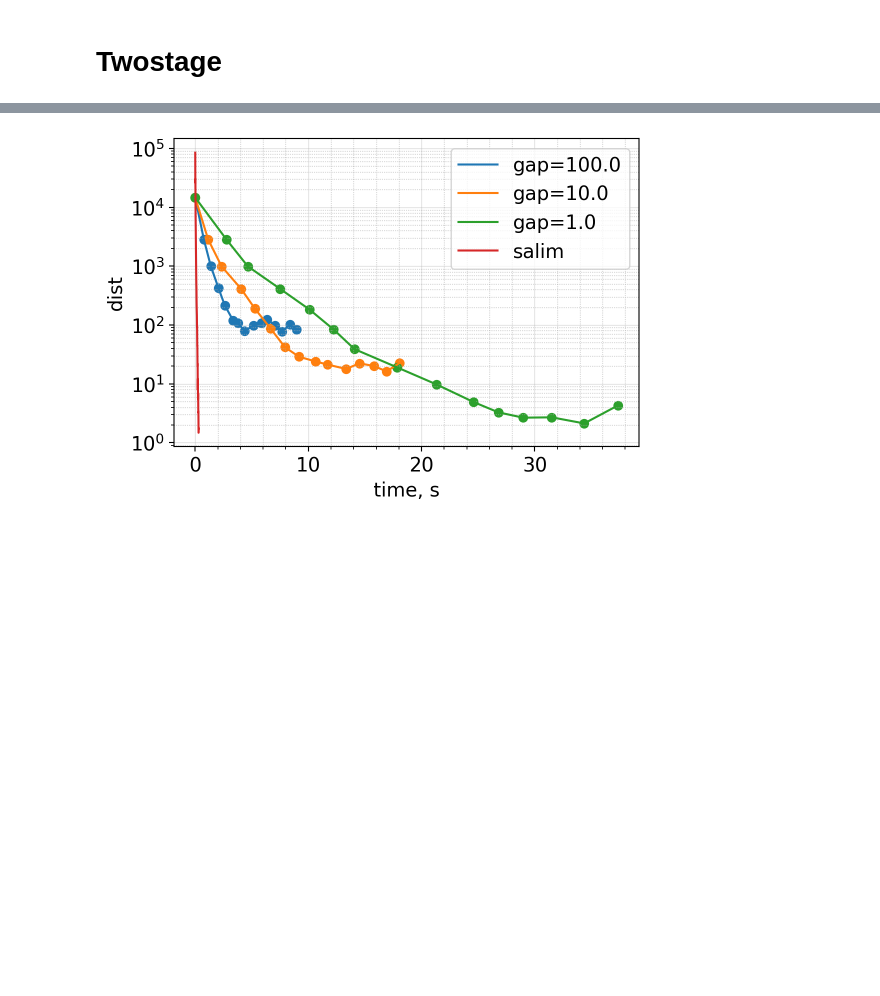
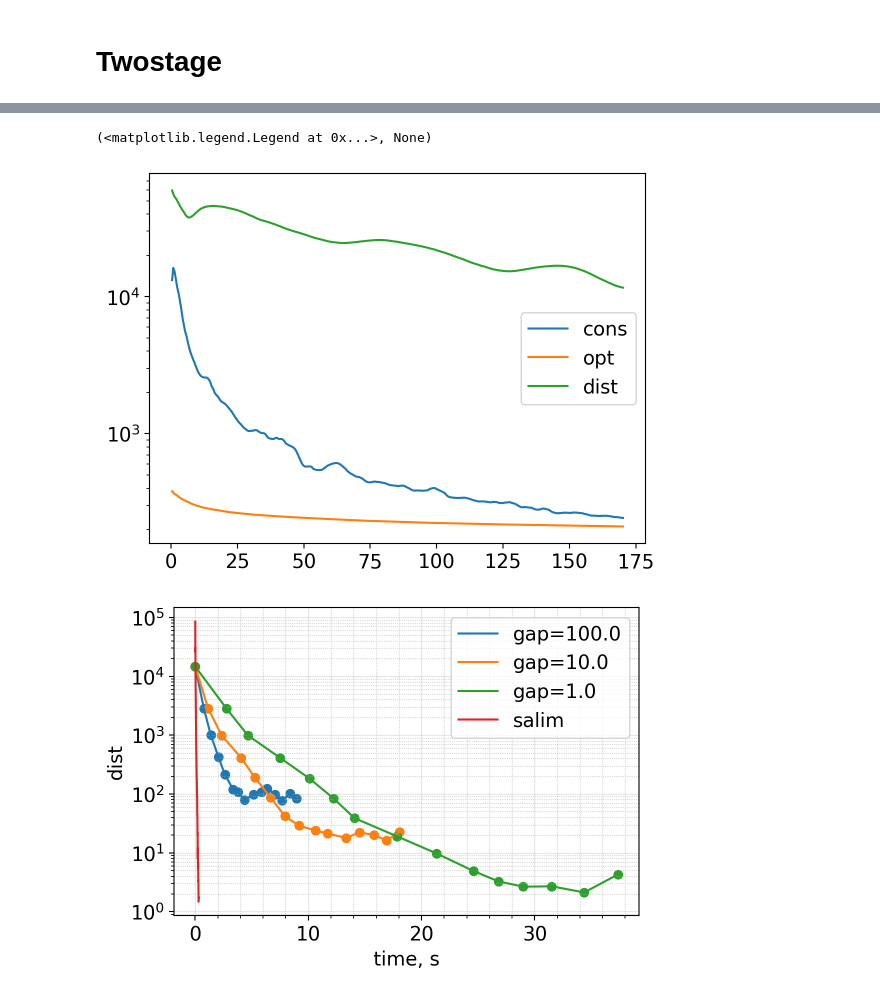
Before and after one commit to niquepolice/mmo_tm, a Jupyter notebook: all_models.ipynb, the cells around one changed output, grey strips where cells are left out. Cells and saved outputs as stored; diff of their text form; code cells hidden in the pictures; blank space fills up the shorter version.

```diff
--- a/all_models.ipynb
+++ b/all_models.ipynb
@@ -232,3 +243,12 @@ plt.legend(), plt.yscale("log")
+# %%
+x_corrs, x_flows, u_corrs, u_flows, dist_s_ch, times_s_ch, pri_res_s_ch, opt_s_ch = output
+plt.plot(times_s_ch, pri_res_s_ch, label="cons")
+plt.plot(times_s_ch, opt_s_ch, label="opt")
+plt.plot(times_s_ch, dist_s_ch, label="dist")
+plt.legend(), plt.yscale("log")
+# %% [output]
+(<matplotlib.legend.Legend at 0x...>, None)
+[figure, new version]
 # %%
 dgapss = []
 timess = []
```
Also changed, not shown: parts of 12 cells of this notebook, 1 other file.
